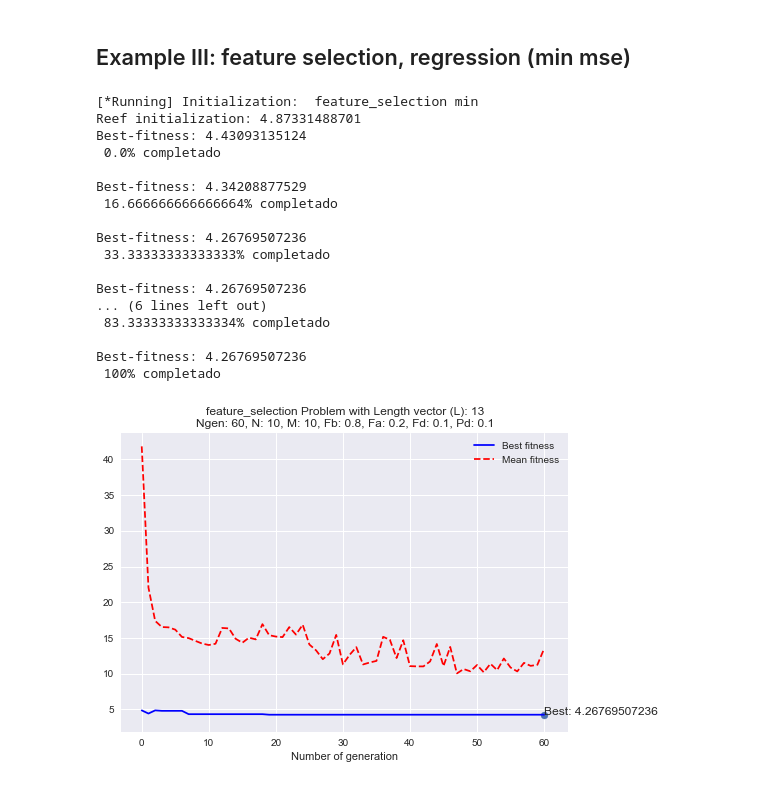
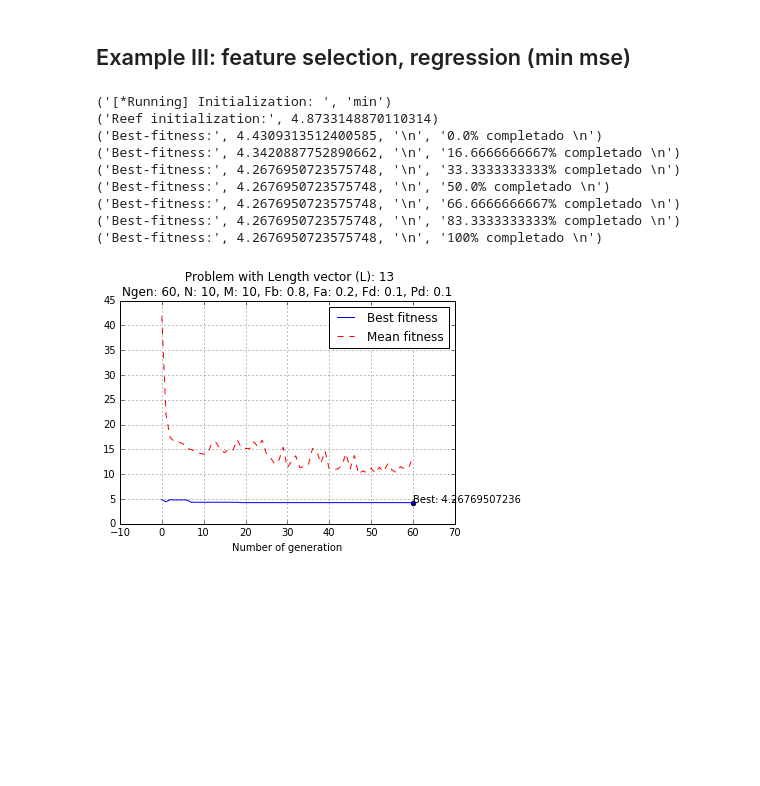
Before and after one commit to VictorPelaez/coral-reef-optimization-algorithm, a Jupyter notebook: cro/test.ipynb, the cells around one changed output. Drawn from its saved outputs; the diff is of its cells as text; code cells hidden in the pictures; blank space fills up the shorter version.

```diff
--- a/cro/test.ipynb
+++ b/cro/test.ipynb
@@ -64,7 +67,6 @@ r0 = 0.6                   # Free/total initial proportion
 k  = 3                     # Number of opportunities for a new coral to settle in the reef
 Pd = 0.1                   # Depredation prob.
 opt= 'max'                 # flag: 'max' for maximizing and 'min' for minimizing
-problem ='feature_selection'
 ## ------------------------------------------------------
 
 dataset = load_data('voice')
@@ -78,7 +80,7 @@ fitness_coral = partial(feature_selection, X=X, y=y, model=clf,
                         get_prediction = lambda clf, X: clf.predict_proba(X)[:, 1],
                         metric=roc_auc_score)
 
-cro = CRO(Ngen, N, M, Fb, Fa, Fd, r0, k, Pd, fitness_coral, opt, L, seed=13, problem_name=problem, verbose=True)
+cro = CRO(Ngen, N, M, Fb, Fa, Fd, r0, k, Pd, fitness_coral, opt, L, seed=13, verbose=True)
 %time (REEF, REEFpob, REEFfitness, ind_best, Bestfitness, Meanfitness) = cro.fit(X, y, clf)
 
 names = np.array(dataset.feature_names)
@@ -122,50 +117,41 @@ from fitness import feature_selection
 Ngen = 60                  # Number of generations
 N  = 10                    # MxN: reef size
 M  = 10                     # MxN: reef size
 Fb = 0.8                   # Broadcast prob.
 Fa = 0.2                   # Asexual reproduction prob.
 Fd = 0.1                   # Fraction of the corals to be eliminated in the depredation operator.
 r0 = 0.7                   # Free/total initial proportion
 k  = 3                     # Number of opportunities for a new coral to settle in the reef
 Pd = 0.1                   # Depredation prob.
 opt= 'min'                 # flag: 'max' for maximizing and 'min' for minimizing
 
-problem ='feature_selection'
 ## ------------------------------------------------------
 
 dataset = datasets.load_boston()
 L = dataset.data.shape[1] # number of features
 X = dataset.data
 y = dataset.target
 
 params = {'n_estimators': 60, 'max_depth': 4, 'min_samples_split': 2}
 gbr = ensemble.GradientBoostingRegressor(**params)
 
 fitness_coral = partial(feature_selection, X=X, y=y, model=gbr,
                         get_prediction=lambda gbr, X: gbr.predict(X),
                         metric=mean_squared_error)
 
-cro = CRO(Ngen, N, M, Fb, Fa, Fd, r0, k, Pd, fitness_coral, opt, L, problem_name=problem, verbose=True)
+cro = CRO(Ngen, N, M, Fb, Fa, Fd, r0, k, Pd, fitness_coral, opt, L, verbose=True)
 %time (REEF, REEFpob, REEFfitness, ind_best, Bestfitness, Meanfitness) = cro.fit(X, y, gbr)
 
 names = np.array(['CRIM', 'ZN', 'INDUS', 'CHAS', 'NOX', 'RM', 'AGE', 'DIS', 'RAD', 'TAX', 'PTRATIO', 'B', 'LSTAT'])
 print(names[REEFpob[ind_best, :]>0])
 # %% [output]
-[*Running] Initialization:  feature_selection min
-Reef initialization: 4.87331488701
-Best-fitness: 4.43093135124
- 0.0% completado
-
-Best-fitness: 4.34208877529
- 16.666666666666664% completado
-
-Best-fitness: 4.26769507236
- 33.33333333333333% completado
-
-Best-fitness: 4.26769507236
-... (6 lines left out)
- 83.33333333333334% completado
-
-Best-fitness: 4.26769507236
- 100% completado
+('[*Running] Initialization: ', 'min')
+('Reef initialization:', 4.8733148870110314)
+('Best-fitness:', 4.4309313512400585, '\n', '0.0% completado \n')
+('Best-fitness:', 4.3420887752890662, '\n', '16.6666666667% completado \n')
+('Best-fitness:', 4.2676950723575748, '\n', '33.3333333333% completado \n')
+('Best-fitness:', 4.2676950723575748, '\n', '50.0% completado \n')
+('Best-fitness:', 4.2676950723575748, '\n', '66.6666666667% completado \n')
+('Best-fitness:', 4.2676950723575748, '\n', '83.3333333333% completado \n')
+('Best-fitness:', 4.2676950723575748, '\n', '100% completado \n')
-[figure, old version]
+[figure, new version]
```
Also changed, not shown: parts of 3 cells of this notebook.
